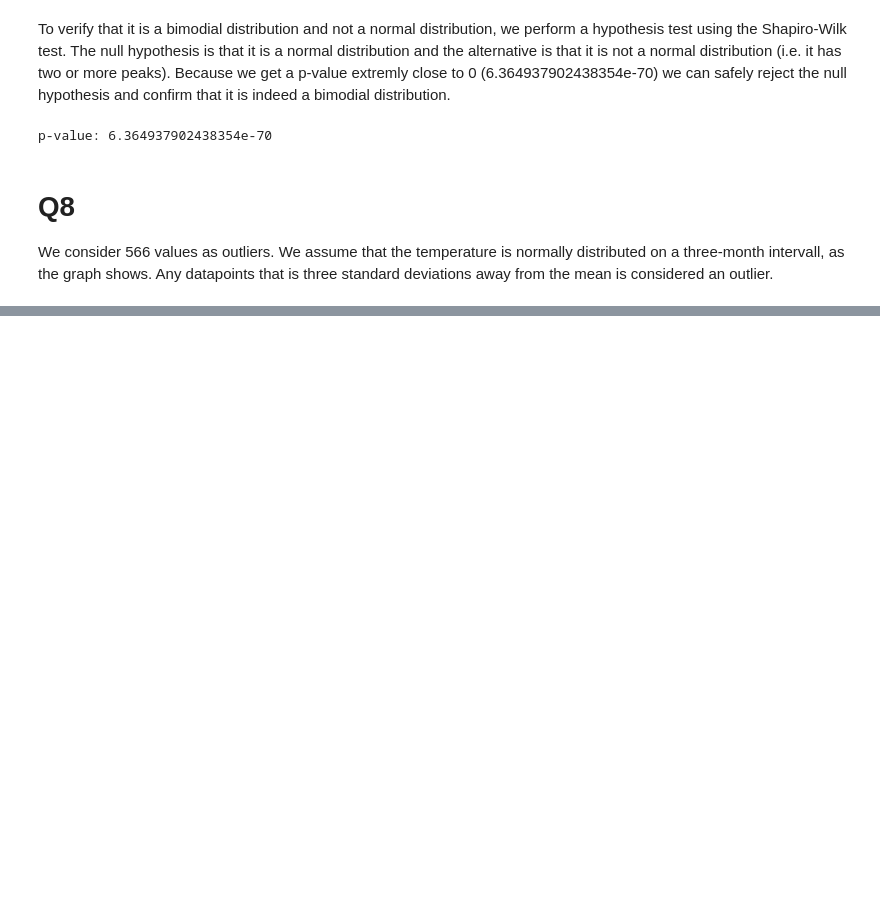
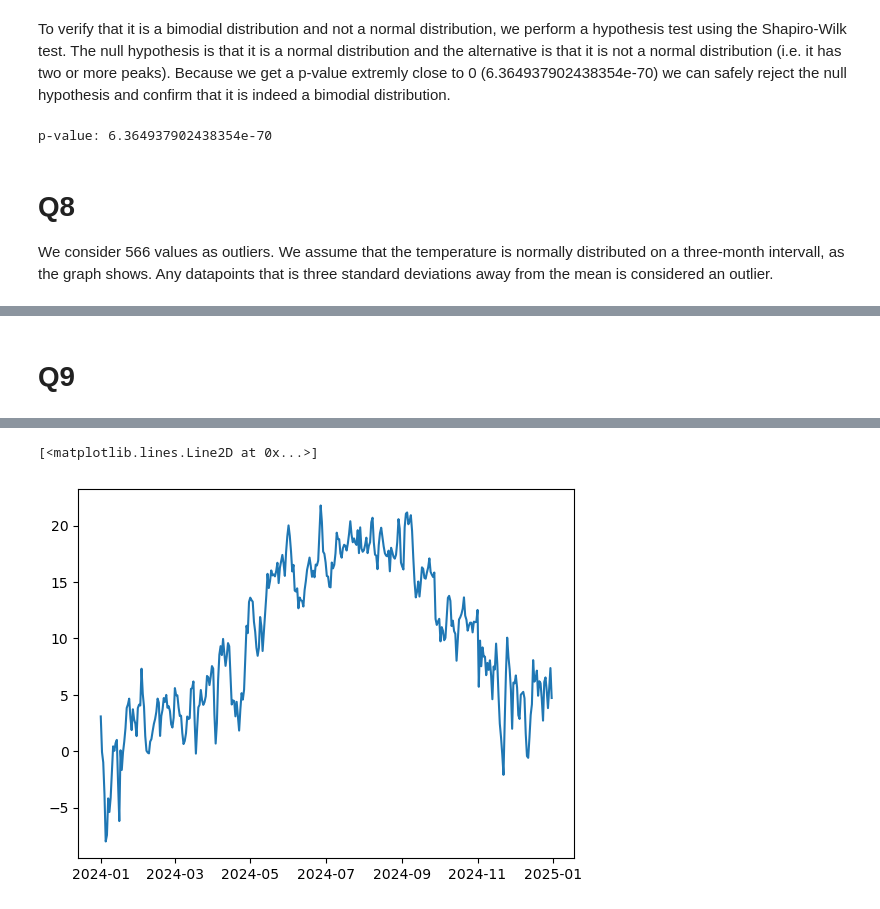
Before and after one commit to Maximilian-Carlback/Assignment-1, a Jupyter notebook: Assignment_1.ipynb, the cells around one changed output, grey strips where cells are left out. Drawn from its saved outputs; the diff is of its cells as text; code cells hidden in the pictures; blank space fills up the shorter version.

```diff
--- a/Assignment_1.ipynb
+++ b/Assignment_1.ipynb
@@ -468,0 +489,25 @@ index Index([130741, 130742, 130743, 130744, 130745, 130748], dtype='int64')
+# %% [markdown]
+# Q9
+# %%
+limit_date = datetime.datetime(2025,1,1)
+startDate = datetime.datetime(2024,1,1)
+
+limit_date=pd.Timestamp(limit_date)
+startDate=pd.Timestamp(startDate)
+meanlist = []
+daylist = []
+df_2024 = df_no_dupe[(df_no_dupe["Datum"] < limit_date) & (df_no_dupe["Datum"] >= startDate)].copy()
+
+while startDate < limit_date:
+    daily_df = df_2024[df_2024["Datum"] == startDate]
+    mean = daily_df["Lufttemperatur"].mean()
+    daylist.append(startDate)
+    meanlist.append(mean)
+    startDate = startDate + pd.DateOffset(days=1)
+
+
+print(daylist)
+print(meanlist)
+
+mlp.plot(daylist,meanlist)
+# %% [output]
@@ -468,0 +516,2 @@ index Index([130741, 130742, 130743, 130744, 130745, 130748], dtype='int64')
+[<matplotlib.lines.Line2D at 0x...>]
+[figure, added]
```
Also changed, not shown: parts of 6 cells of this notebook.
